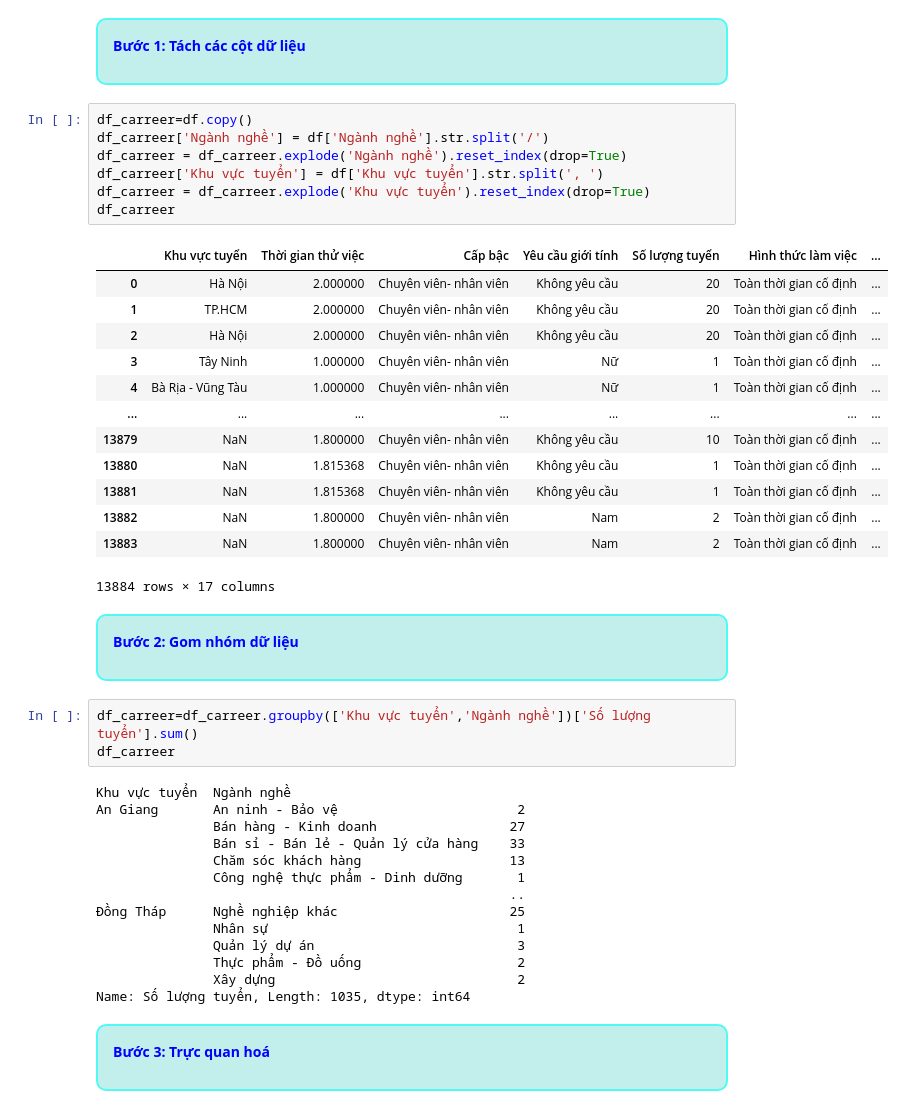
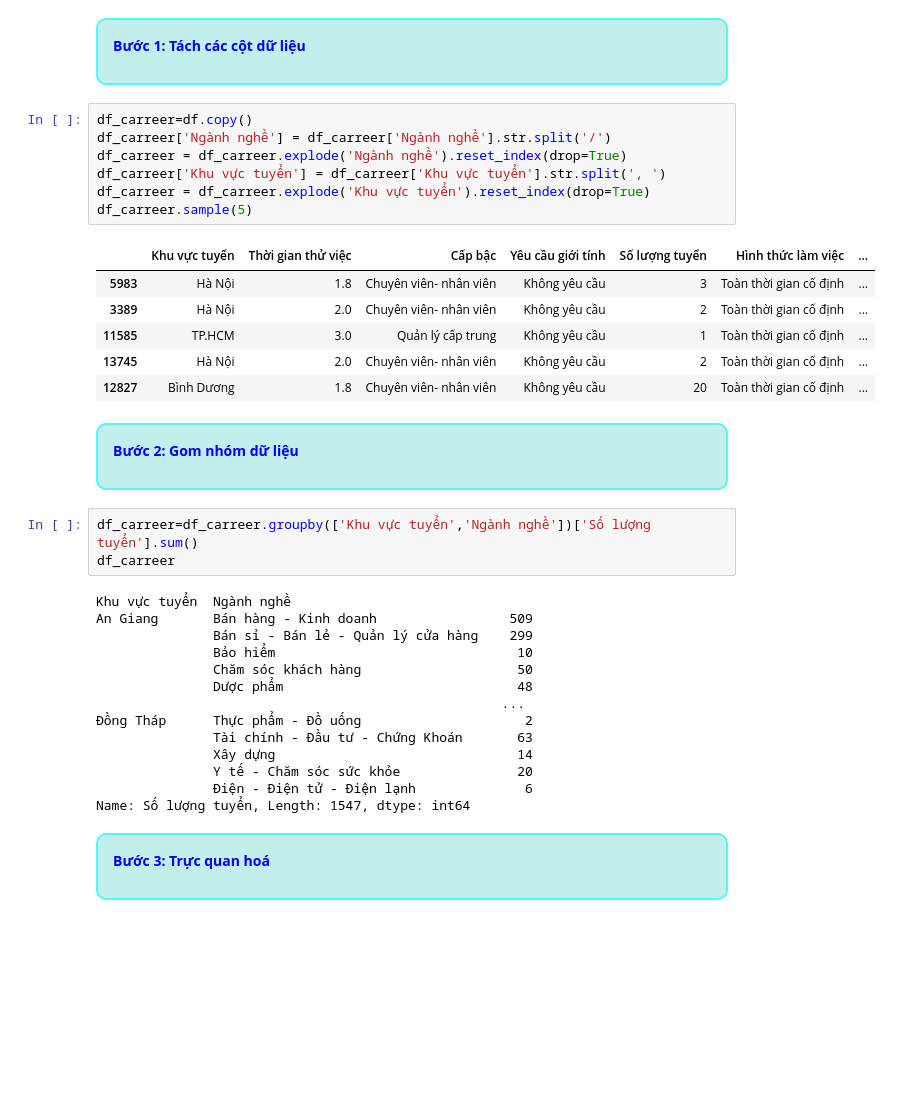
Before and after one commit to HungLVT/NMKHDL, a Jupyter notebook: notebooks/3.0-question-and-answer.ipynb, the cells around one changed output. Drawn from its saved outputs; the diff is of its cells as text; blank space fills up the shorter version.

```diff
--- a/notebooks/3.0-question-and-answer.ipynb
+++ b/notebooks/3.0-question-and-answer.ipynb
@@ -479,25 +472,18 @@ plt.show()
 </div>
 # %%
 df_carreer=df.copy()
-df_carreer['Ngành nghề'] = df['Ngành nghề'].str.split('/')
+df_carreer['Ngành nghề'] = df_carreer['Ngành nghề'].str.split('/')
 df_carreer = df_carreer.explode('Ngành nghề').reset_index(drop=True)
-df_carreer['Khu vực tuyển'] = df['Khu vực tuyển'].str.split(', ')
+df_carreer['Khu vực tuyển'] = df_carreer['Khu vực tuyển'].str.split(', ')
 df_carreer = df_carreer.explode('Khu vực tuyển').reset_index(drop=True)
-df_carreer
+df_carreer.sample(5)
 # %% [output]
 |  | Khu vực tuyển | Thời gian thử việc | Cấp bậc | Yêu cầu giới tính | Số lượng tuyển | Hình thức làm việc | ... |
-| 0 | Hà Nội | 2.000000 | Chuyên viên- nhân viên | Không yêu cầu | 20 | Toàn thời gian cố định | ... |
-| 1 | TP.HCM | 2.000000 | Chuyên viên- nhân viên | Không yêu cầu | 20 | Toàn thời gian cố định | ... |
-| 2 | Hà Nội | 2.000000 | Chuyên viên- nhân viên | Không yêu cầu | 20 | Toàn thời gian cố định | ... |
-| 3 | Tây Ninh | 1.000000 | Chuyên viên- nhân viên | Nữ | 1 | Toàn thời gian cố định | ... |
-| 4 | Bà Rịa - Vũng Tàu | 1.000000 | Chuyên viên- nhân viên | Nữ | 1 | Toàn thời gian cố định | ... |
-| ... | ... | ... | ... | ... | ... | ... | ... |
-| 13879 | NaN | 1.800000 | Chuyên viên- nhân viên | Không yêu cầu | 10 | Toàn thời gian cố định | ... |
-| 13880 | NaN | 1.815368 | Chuyên viên- nhân viên | Không yêu cầu | 1 | Toàn thời gian cố định | ... |
-| 13881 | NaN | 1.815368 | Chuyên viên- nhân viên | Không yêu cầu | 1 | Toàn thời gian cố định | ... |
-| 13882 | NaN | 1.800000 | Chuyên viên- nhân viên | Nam | 2 | Toàn thời gian cố định | ... |
-| 13883 | NaN | 1.800000 | Chuyên viên- nhân viên | Nam | 2 | Toàn thời gian cố định | ... |
+| 5983 | Hà Nội | 1.8 | Chuyên viên- nhân viên | Không yêu cầu | 3 | Toàn thời gian cố định | ... |
+| 3389 | Hà Nội | 2.0 | Chuyên viên- nhân viên | Không yêu cầu | 2 | Toàn thời gian cố định | ... |
+| 11585 | TP.HCM | 3.0 | Quản lý cấp trung | Không yêu cầu | 1 | Toàn thời gian cố định | ... |
+| 13745 | Hà Nội | 2.0 | Chuyên viên- nhân viên | Không yêu cầu | 2 | Toàn thời gian cố định | ... |
+| 12827 | Bình Dương | 1.8 | Chuyên viên- nhân viên | Không yêu cầu | 20 | Toàn thời gian cố định | ... |
-13884 rows × 17 columns
 # %% [markdown]
 <div style="border-radius: 10px; border: 2px solid #51F9F4; padding: 15px; background-color:#c2eeec; font-size: 100%; text-align: left;">
 
@@ -511,18 +497,18 @@ df_carreer=df_carreer.groupby(['Khu vực tuyển','Ngành nghề'])['Số lư
 df_carreer
 # %% [output]
 Khu vực tuyển  Ngành nghề
-An Giang       An ninh - Bảo vệ                       2
-               Bán hàng - Kinh doanh                 27
-               Bán sỉ - Bán lẻ - Quản lý cửa hàng    33
-               Chăm sóc khách hàng                   13
-               Công nghệ thực phẩm - Dinh dưỡng       1
-                                                     ..
-Đồng Tháp      Nghề nghiệp khác                      25
-               Nhân sự                                1
-               Quản lý dự án                          3
-               Thực phẩm - Đồ uống                    2
-               Xây dựng                               2
-Name: Số lượng tuyển, Length: 1035, dtype: int64
+An Giang       Bán hàng - Kinh doanh                 509
+               Bán sỉ - Bán lẻ - Quản lý cửa hàng    299
+               Bảo hiểm                               10
+               Chăm sóc khách hàng                    50
+               Dược phẩm                              48
+                                                    ...
+Đồng Tháp      Thực phẩm - Đồ uống                     2
+               Tài chính - Đầu tư - Chứng Khoán       63
+               Xây dựng                               14
+               Y tế - Chăm sóc sức khỏe               20
+               Điện - Điện tử - Điện lạnh              6
+Name: Số lượng tuyển, Length: 1547, dtype: int64
 # %% [markdown]
 <div style="border-radius: 10px; border: 2px solid #51F9F4; padding: 15px; background-color:#c2eeec; font-size: 100%; text-align: left;">
 
```
Also changed, not shown: parts of 5 cells of this notebook, 1 other file.
